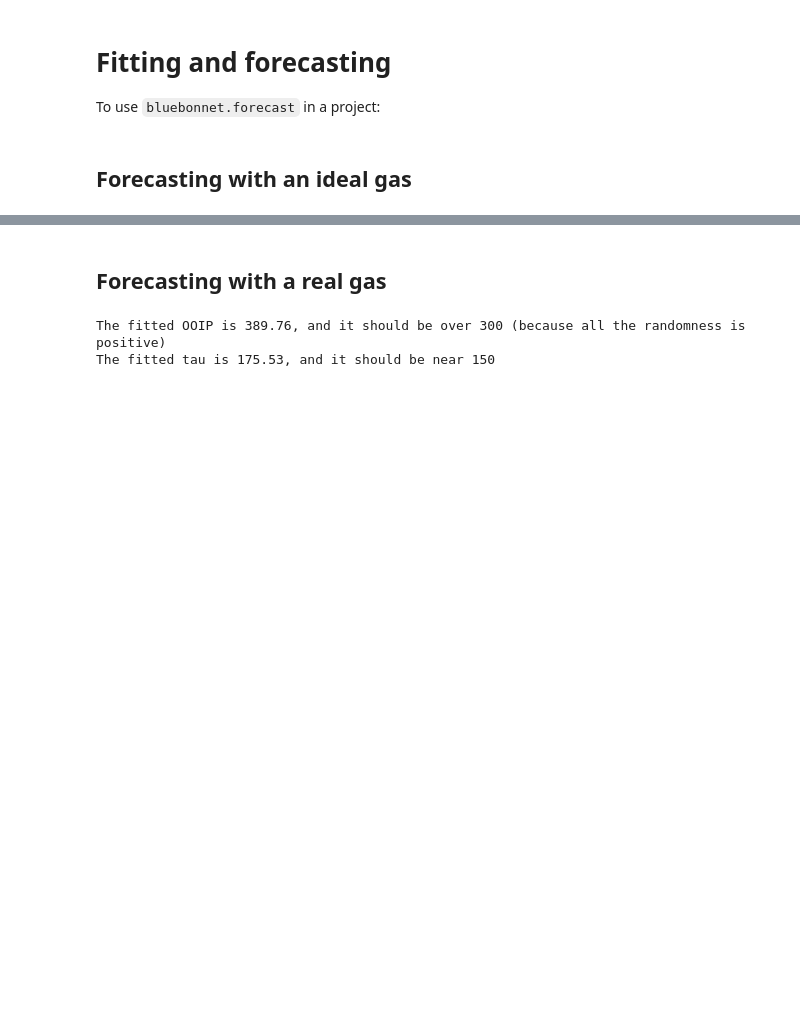
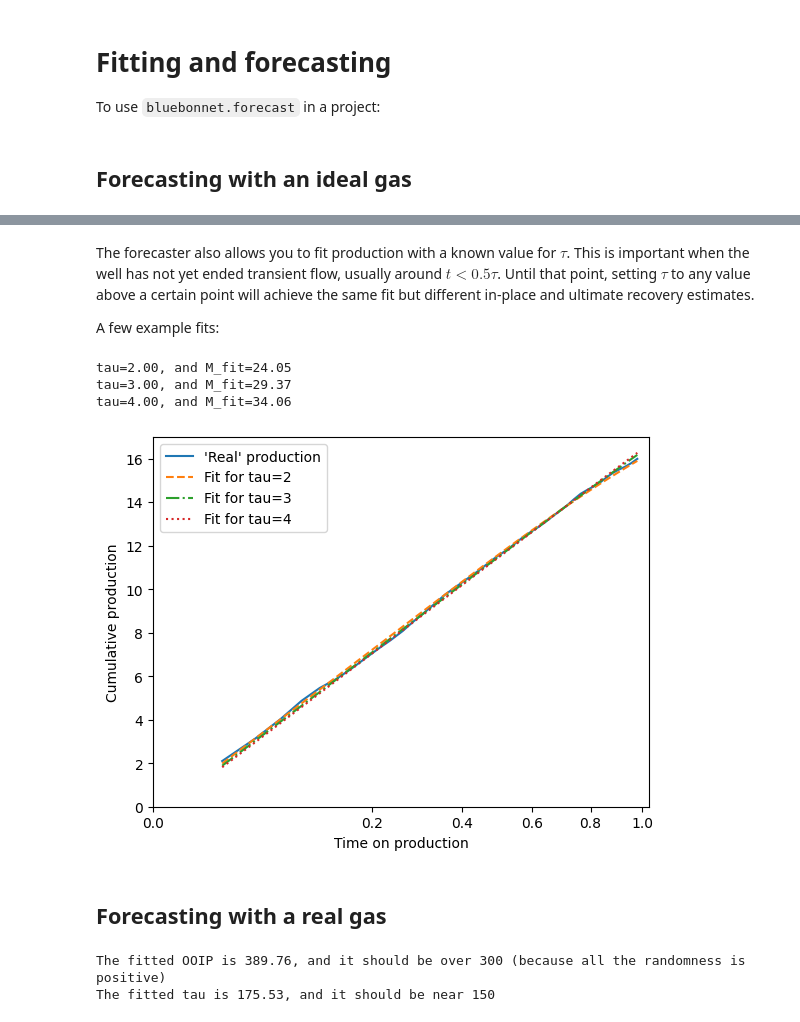
Before and after one commit to frank1010111/bluebonnet, a Jupyter notebook: docs/forecast.ipynb, the cells around one changed output, grey strips where cells are left out. Drawn from its saved outputs; the diff is of its cells as text; code cells hidden in the pictures; blank space fills up the shorter version.

Commit message:
:memo: example forecasting with pre-set tau

```diff
--- a/docs/forecast.ipynb
+++ b/docs/forecast.ipynb
@@ -89,3 +89,38 @@ ax.set(
+# %% [markdown]
+The forecaster also allows you to fit production with a known value for $\tau$. This is important when the well has not yet ended transient flow, usually around $t < 0.5\tau$. Until that point, setting $\tau$ to any value above a certain point will achieve the same fit but different in-place and ultimate recovery estimates.
+
+A few example fits:
+# %%
+cum_production = cum_production[time_on_production < 1] + 2.1
+time_on_production = time_on_production[time_on_production < 1]
+
+fig, ax = plt.subplots()
+from itertools import cycle
+
+lines = ["--", "-.", ":"]
+linecycler = cycle(lines)
+ax.plot(time_on_production, cum_production, label="'Real' production")
+for tau in [2, 3, 4]:
+    scaling_curve.fit(time_on_production, cum_production, tau=tau)
+    M_fit = scaling_curve.M_
+    print(f"{tau=:.2f}, and {M_fit=:.2f}")
+
+    # Forecast cumulative production and compare fit
+    cum_bestfit = scaling_curve.forecast_cum(time_on_production)
+    ax.plot(time_on_production, cum_bestfit, next(linecycler), label=f"Fit for {tau=}")
+ax.legend()
+ax.set(
+    xlim=(0, None),
+    ylim=(0, None),
+    xlabel="Time on production",
+    ylabel="Cumulative production",
+    xscale="squareroot",
+);
+# %% [output]
+tau=2.00, and M_fit=24.05
+tau=3.00, and M_fit=29.37
+tau=4.00, and M_fit=34.06
+[figure, added]
 # %% [markdown]
 ## Forecasting with a real gas
 # %%
```
Also changed, not shown: parts of 5 cells of this notebook.
